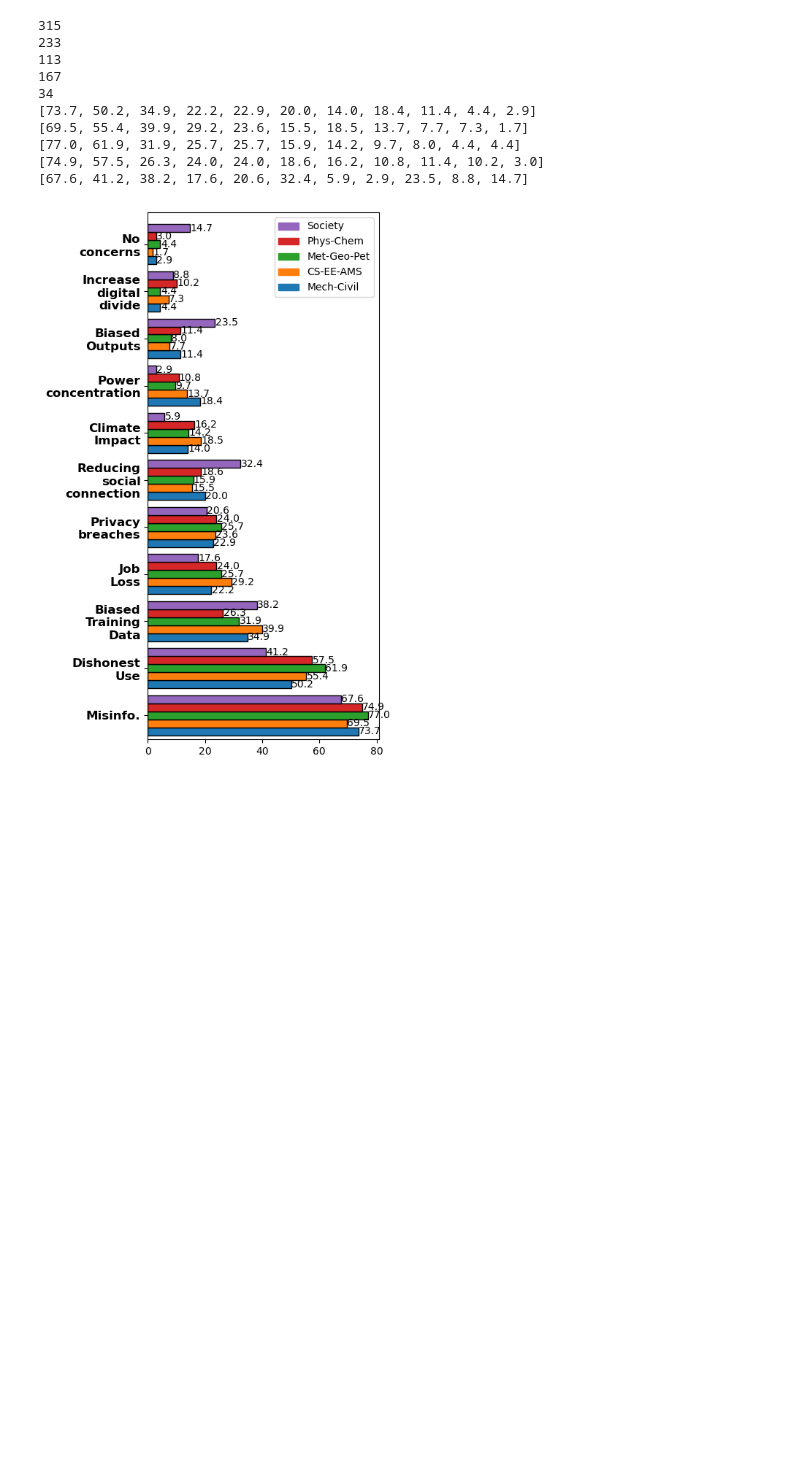
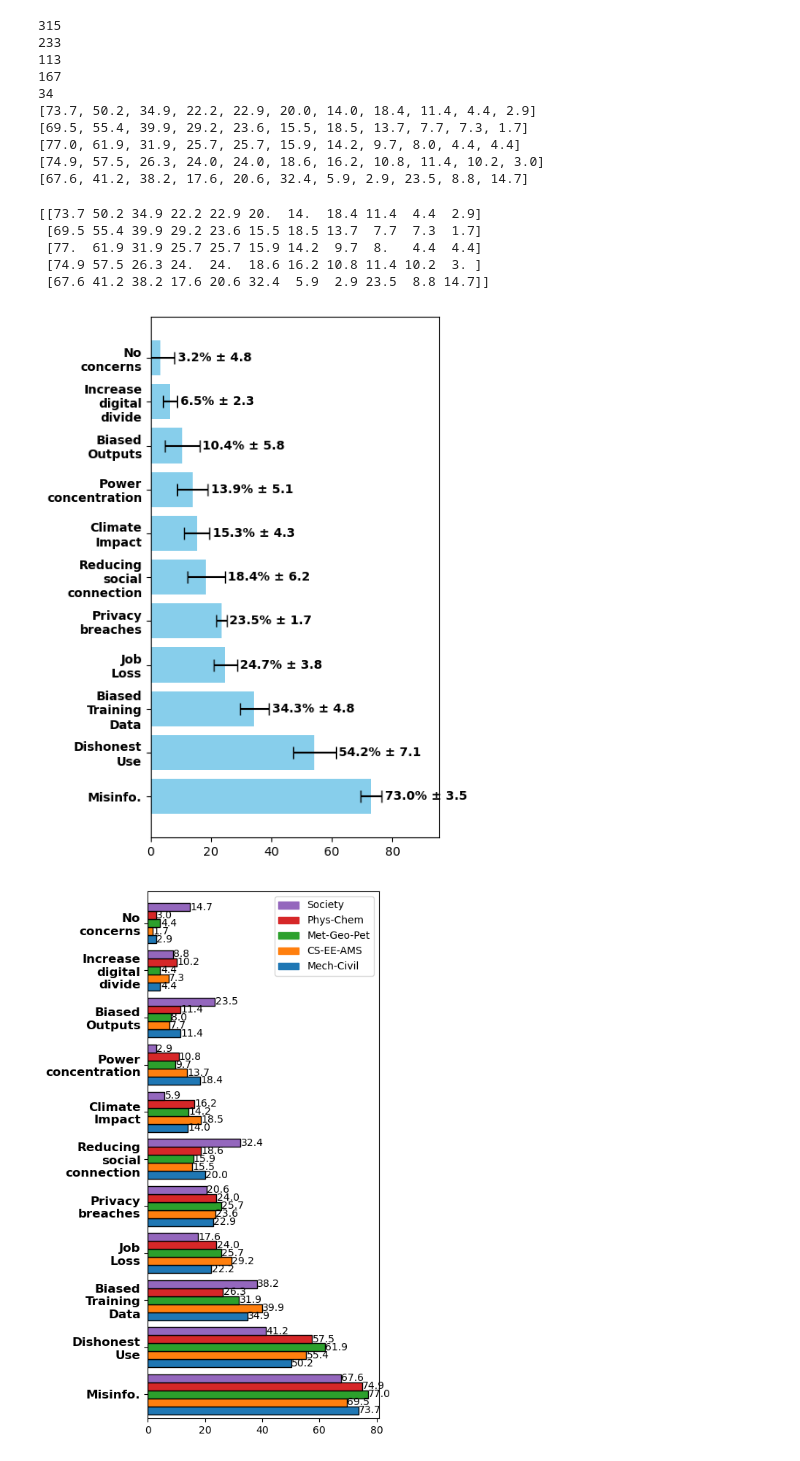
Before and after one commit to JesanOvi/GenAI-Survey-Analysis, a Jupyter notebook: note_books/main_notebook.ipynb, the cells around one changed output. Saved outputs shown, nothing was run; the diff lists cells and outputs as text; code cells hidden in the pictures; blank space fills up the shorter version.

```diff
--- a/note_books/main_notebook.ipynb
+++ b/note_books/main_notebook.ipynb
@@ -828,3 +851,23 @@ print(c1)
 # %% [output]
 [0, 9, 4, 5, 5, 5]
 [232, 158, 110, 70, 72, 63, 44, 58, 36, 14, 9]
+# %%
+c1_copy = c1
+c2_copy = c2
+c3_copy = c3
+c4_copy = c4
+c5_copy = c5
+
+
+print(c1_copy)
+print(c2_copy)
+print(c3_copy)
+print(c4_copy)
+print(c5_copy)
+
+agg = aggregated_count(c1, c2, c3, c4, c5)
+#print(agg)
+
+for i in range (len(agg)):
+    agg[i] = round((agg[i]/(315+233+113+167+34)*100), 1)
+print(agg)
@@ -860,6 +948,25 @@ print(c5)
 categories = ['Misinfo.', 'Dishonest Use', 'Biased Training Data', 'Job Loss', 'Privacy breaches',
              'Reducing social connection', 'Climate Impact', 'Power concentration', 'Biased Outputs',
              'Increase digital divide', 'No concerns']
+# %%
+cluster = np.array([
+    c1,
+    c2,
+    c3,
+    c4,
+    c5
+])
+print(cluster)
+# %% [output]
+[[73.7 50.2 34.9 22.2 22.9 20.  14.  18.4 11.4  4.4  2.9]
+ [69.5 55.4 39.9 29.2 23.6 15.5 18.5 13.7  7.7  7.3  1.7]
+ [77.  61.9 31.9 25.7 25.7 15.9 14.2  9.7  8.   4.4  4.4]
+ [74.9 57.5 26.3 24.  24.  18.6 16.2 10.8 11.4 10.2  3. ]
+ [67.6 41.2 38.2 17.6 20.6 32.4  5.9  2.9 23.5  8.8 14.7]]
+# %%
+agggraph_white(categories, agg, cluster, "concernag", figsize=(5, 6.5), fontsize=10)
+# %% [output]
+[figure, added]
 # %%
 grouped_bar_graph_horizontal_color_white(categories, c1, c2, c3, c4, c5, 'Concerns regarding GenAI', 5, 8) # size 5 X 8, font 12, updated size 5X8
 # %% [output]
```
Also changed, not shown: parts of 14 cells of this notebook.
